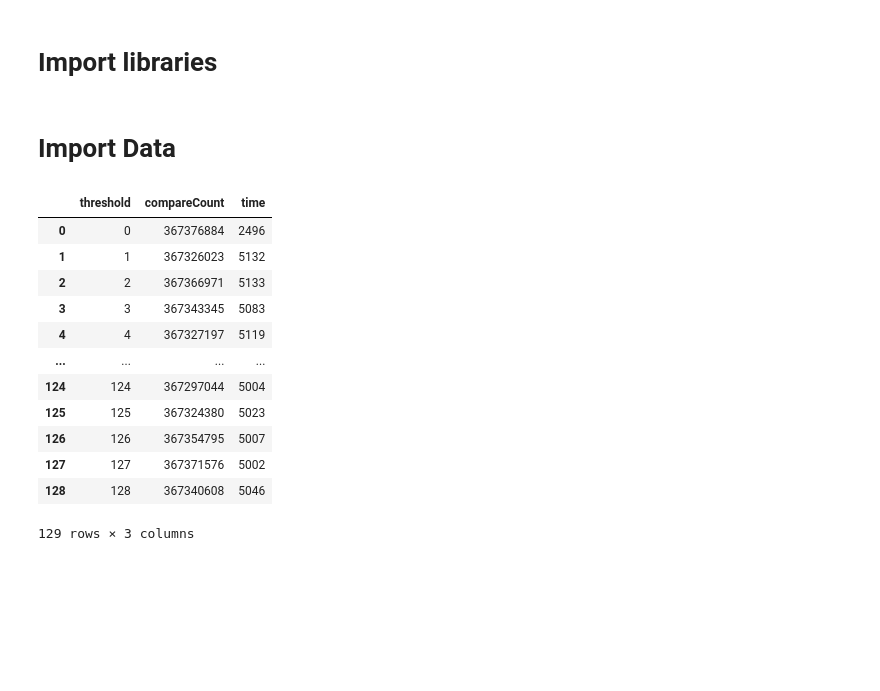
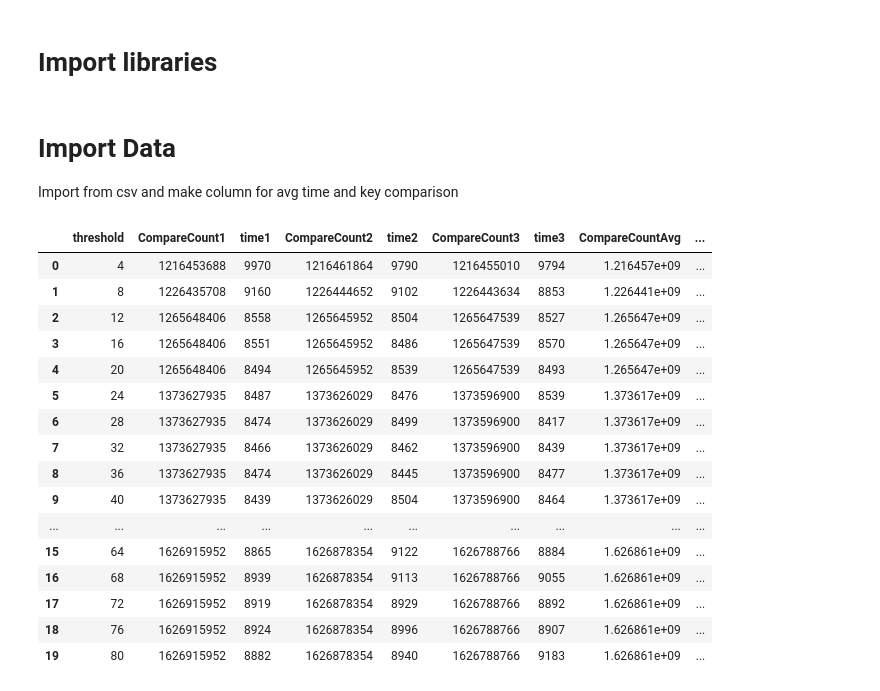
Before and after one commit to pufanyi/SC2001-Example-Class-Group7, a Jupyter notebook: Project1/PartC(ii).ipynb, the cells around one changed output. Drawn from its saved outputs; the diff is of its cells as text; code cells hidden in the pictures; blank space fills up the shorter version.

```diff
--- a/Project1/PartC(ii).ipynb
+++ b/Project1/PartC(ii).ipynb
@@ -9,25 +9,32 @@ import matplotlib.pyplot as plt
 
 import warnings
 warnings.simplefilter(action='ignore', category=(FutureWarning, UserWarning, DeprecationWarning))
-# %% [markdown]
-# Import Data
-# %%
-merge_sort_df = pd.read_csv('./data/merge_sort_with_insertion_sort_diff_s.csv')
-merge_sort_df
-# %% [output]
-|  | threshold | compareCount | time |
-| 0 | 0 | 367376884 | 2496 |
-| 1 | 1 | 367326023 | 5132 |
-| 2 | 2 | 367366971 | 5133 |
-| 3 | 3 | 367343345 | 5083 |
-| 4 | 4 | 367327197 | 5119 |
-| ... | ... | ... | ... |
-| 124 | 124 | 367297044 | 5004 |
-| 125 | 125 | 367324380 | 5023 |
-| 126 | 126 | 367354795 | 5007 |
-| 127 | 127 | 367371576 | 5002 |
-| 128 | 128 | 367340608 | 5046 |
-129 rows × 3 columns
+# %% [markdown]
+# Import Data
+Import from csv and make column for avg time and key comparison
+# %%
+merge_sort_df = pd.read_csv('./data/merge_sort_with_insertion_sort_diff_s.csv')
+merge_sort_df['CompareCountAvg'] = (merge_sort_df['CompareCount1'] + merge_sort_df['CompareCount2'] + merge_sort_df['CompareCount3'])/3
+merge_sort_df['timeAvg'] = (merge_sort_df['time1'] + merge_sort_df['time2'] + merge_sort_df['time3'])/3
+merge_sort_df
+# %% [output]
+|  | threshold | CompareCount1 | time1 | CompareCount2 | time2 | CompareCount3 | time3 | CompareCountAvg | ... |
+| 0 | 4 | 1216453688 | 9970 | 1216461864 | 9790 | 1216455010 | 9794 | 1.216457e+09 | ... |
+| 1 | 8 | 1226435708 | 9160 | 1226444652 | 9102 | 1226443634 | 8853 | 1.226441e+09 | ... |
+| 2 | 12 | 1265648406 | 8558 | 1265645952 | 8504 | 1265647539 | 8527 | 1.265647e+09 | ... |
+| 3 | 16 | 1265648406 | 8551 | 1265645952 | 8486 | 1265647539 | 8570 | 1.265647e+09 | ... |
+| 4 | 20 | 1265648406 | 8494 | 1265645952 | 8539 | 1265647539 | 8493 | 1.265647e+09 | ... |
+| 5 | 24 | 1373627935 | 8487 | 1373626029 | 8476 | 1373596900 | 8539 | 1.373617e+09 | ... |
+| 6 | 28 | 1373627935 | 8474 | 1373626029 | 8499 | 1373596900 | 8417 | 1.373617e+09 | ... |
+| 7 | 32 | 1373627935 | 8466 | 1373626029 | 8462 | 1373596900 | 8439 | 1.373617e+09 | ... |
+| 8 | 36 | 1373627935 | 8474 | 1373626029 | 8445 | 1373596900 | 8477 | 1.373617e+09 | ... |
+| 9 | 40 | 1373627935 | 8439 | 1373626029 | 8504 | 1373596900 | 8464 | 1.373617e+09 | ... |
+| ... | ... | ... | ... | ... | ... | ... | ... | ... | ... |
+| 15 | 64 | 1626915952 | 8865 | 1626878354 | 9122 | 1626788766 | 8884 | 1.626861e+09 | ... |
+| 16 | 68 | 1626915952 | 8939 | 1626878354 | 9113 | 1626788766 | 9055 | 1.626861e+09 | ... |
+| 17 | 72 | 1626915952 | 8919 | 1626878354 | 8929 | 1626788766 | 8892 | 1.626861e+09 | ... |
+| 18 | 76 | 1626915952 | 8924 | 1626878354 | 8996 | 1626788766 | 8907 | 1.626861e+09 | ... |
+| 19 | 80 | 1626915952 | 8882 | 1626878354 | 8940 | 1626788766 | 9183 | 1.626861e+09 | ... |
 # %%
 f, ax = plt.subplots(1, 2, figsize=(15,5))
 
```
Also changed, not shown: parts of 1 cell of this notebook, 2 other files.
